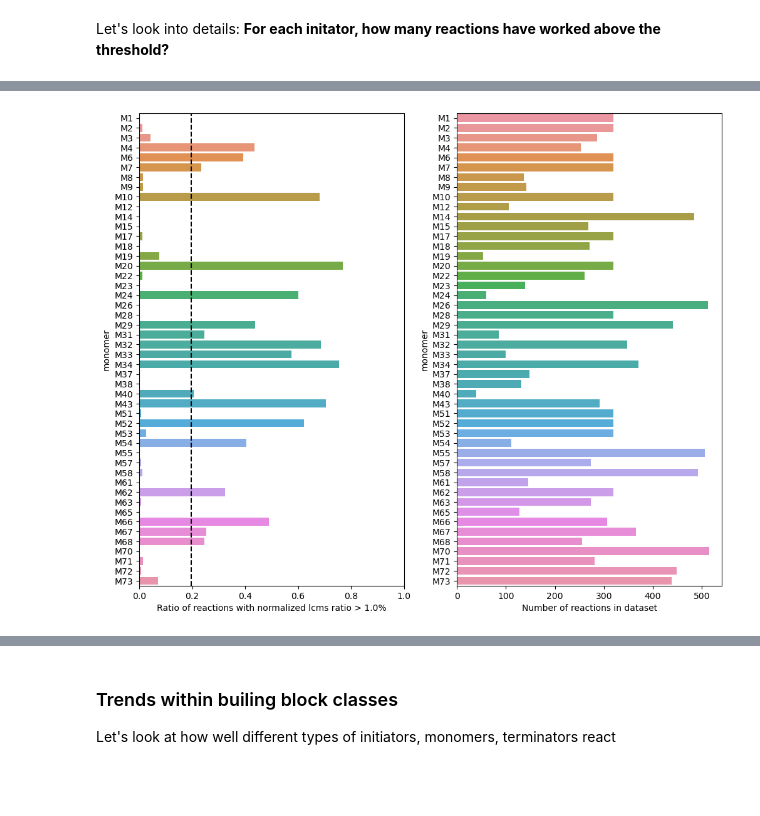
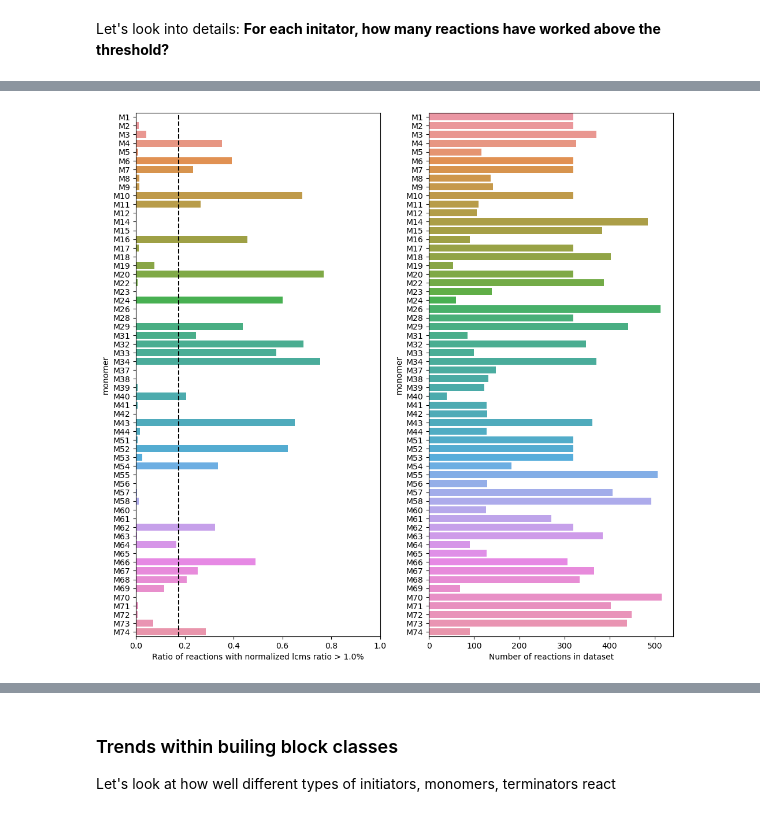
Before and after one commit to jugoetz/library-generation, a Jupyter notebook: notebooks/data_analysis/exploratory_data_analysis.ipynb, the cells around one changed output, grey strips where cells are left out. Drawn from its saved outputs; the diff is of its cells as text; code cells hidden in the pictures; blank space fills up the shorter version.

```diff
--- a/notebooks/data_analysis/exploratory_data_analysis.ipynb
+++ b/notebooks/data_analysis/exploratory_data_analysis.ipynb
@@ -68,7 +66,7 @@ Name: exp_nr, dtype: int64
 # %%
 # select experiment numbers for further analysis
 start_exp_nr = 4
-end_exp_nr = 12  # (inclusive)
+end_exp_nr = 14  # (inclusive)
 
 df_full = df_full.loc[df_full['exp_nr'].between(start_exp_nr, end_exp_nr)]  # kick out invalid experiments (SOP changed after exp3)
 print(f'Number of reactions since SOP change and without test reactions: {len(df_full)}')
@@ -468,19 +466,19 @@ WARNING: multiple peaks for product A (3); WARNING: IS response differs >50% fro
 Name: valid, dtype: int64
 # %%
 # show how many reactions are successful for each monomer
-fig, axs = plt.subplots(nrows=1, ncols=2, figsize=(12,10))
+fig, axs = plt.subplots(nrows=1, ncols=2, figsize=(12, 12))
 
 axs[0].axvline(success_rates_by_monomer['success_rate'].mean(), ls='--', c='black')
 sns.barplot(x=success_rates_by_monomer['success_rate'], y=success_rates_by_monomer['monomer'], ax=axs[0])
 sns.barplot(x=success_rates_by_monomer['n_all'], y=success_rates_by_monomer['monomer'], ax=axs[1])
 
 axs[0].set_xlabel(f'Ratio of reactions with normalized lcms ratio > {THRESHOLD:.1%}')
 axs[0].set_xlim(0,1)
 axs[1].set_xlabel('Number of reactions in dataset')
 
 plt.show()
 # %% [output]
-[figure, old version]
+[figure, new version]
 # %%
 df.loc[df['monomer'] == 'M34'].sort_values('A_normalized', ascending=False).head(5)
 # %% [output]
```
Also changed, not shown: parts of 25 cells of this notebook.
